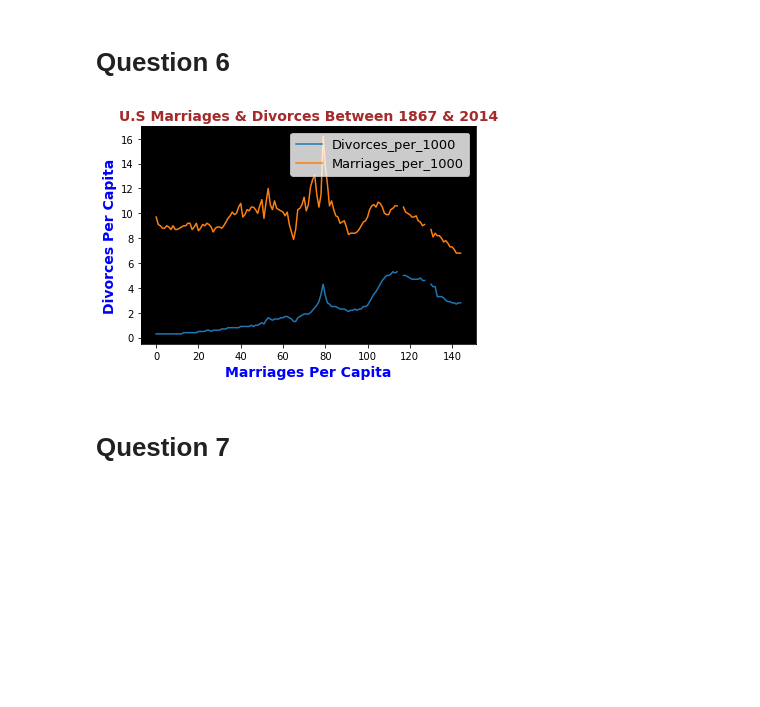
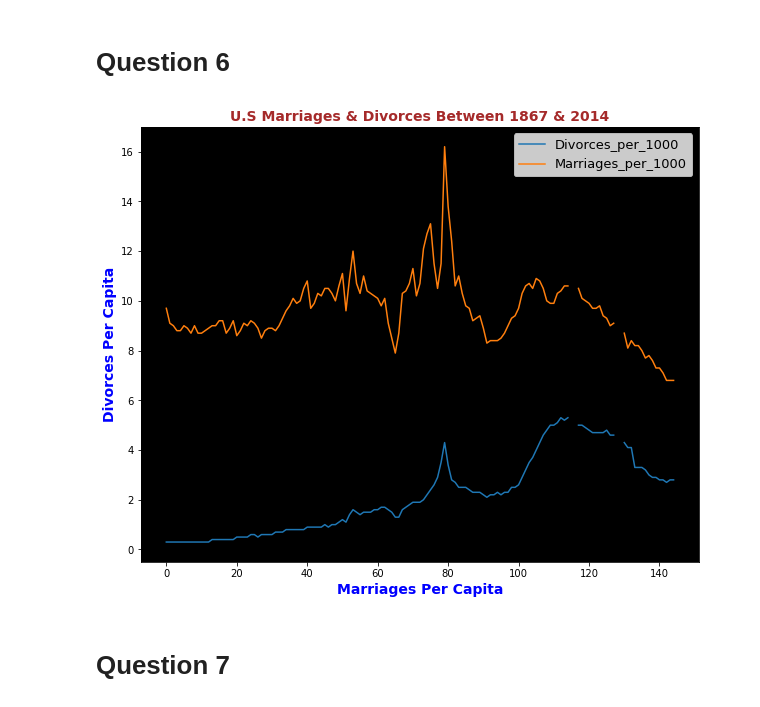
Before and after one commit to PriyankaBigData/Priyanka.Sharma.BDAT1004PS3, a Jupyter notebook: PS3.ipynb, the cells around one changed output. Saved outputs shown, nothing was run; the diff lists cells and outputs as text; code cells hidden in the pictures; blank space fills up the shorter version.

```diff
--- a/PS3.ipynb
+++ b/PS3.ipynb
@@ -398,31 +398,32 @@ The number of different items sold is  4622
 # %%
 import pandas as pd
 import matplotlib.pyplot as plt
 %matplotlib inline
 import numpy as np
 
 
 marriage = pd.read_csv('us-marriages-divorces-1867-2014.csv')
 marriage.head()
 
 year = marriage['Year'].values
 divorces_count = marriage['Divorces_per_1000']
 marriages_count = marriage['Marriages_per_1000']
 
+plt.figure(figsize=(10,8))
 divorces_count.plot.line()
 marriages_count.plot.line()
 
 ax = plt.axes()
 ax.set_facecolor("black")
 
 plt.title("U.S Marriages & Divorces Between 1867 & 2014", Color = "Brown", fontsize = 14, fontweight='bold')
 plt.xlabel("Marriages Per Capita", Color = "Blue", fontsize = 14 , fontweight='bold')
 plt.ylabel("Divorces Per Capita", Color = "Blue",fontsize = 14, fontweight='bold')
 plt.legend(fontsize = 13)
 
 plt.show()
 # %% [output]
-[figure, old version]
+[figure, new version]
 # %% [markdown]
 # Question 7
 # %%
```
Also changed, not shown: parts of 2 cells of this notebook.
